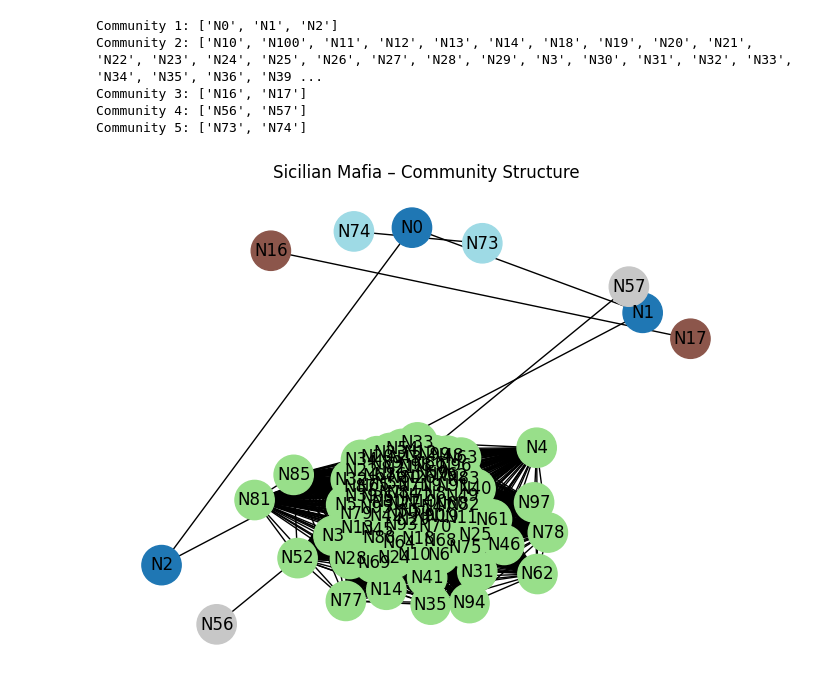
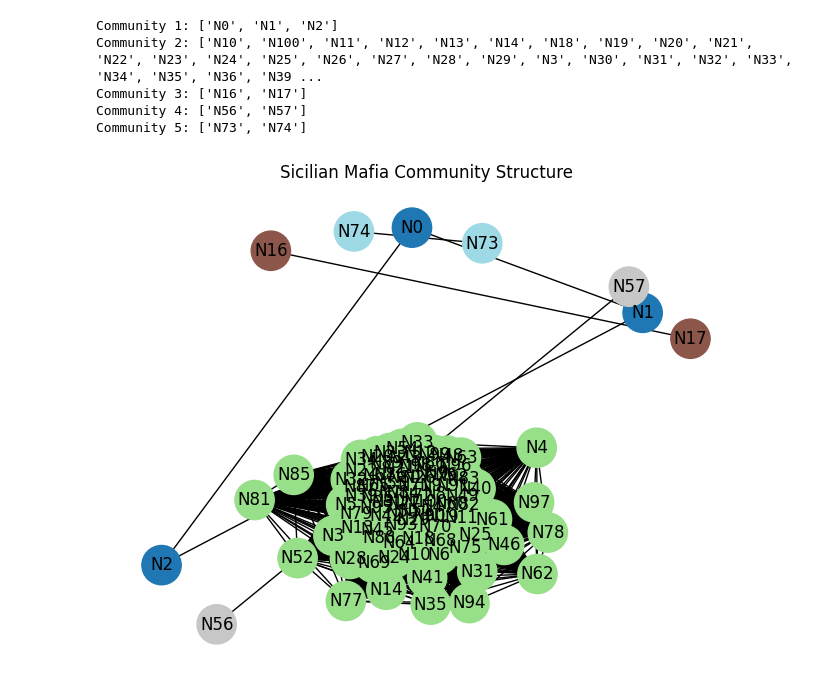
Before and after one commit to GuptajiRocks/social_network_analysis, a Jupyter notebook: feb02/one.ipynb, the cells around one changed output. Cells and saved outputs as stored; diff of their text form; code cells hidden in the pictures.

```diff
--- a/feb02/one.ipynb
+++ b/feb02/one.ipynb
@@ -28,32 +28,32 @@ for u, v, score in nx.resource_allocation_index(G):
 from networkx.algorithms.community import asyn_lpa_communities
 communities = list(asyn_lpa_communities(G, weight="weight", seed=42))
 
 for i, c in enumerate(communities):
     print(f"Community {i+1}:", sorted(c))
 
 color_map = {}
 for i, c in enumerate(communities):
     for n in c:
         color_map[n] = i
 
 node_colors = [color_map.get(n, -1) for n in G.nodes()]
 
 pos = nx.spring_layout(G, seed=42, k=2.5, iterations=100)
 nx.draw(
     G,
     pos,
     with_labels=True,
     node_color=node_colors,
     node_size=800,
     cmap=plt.cm.tab20
 )
 
-plt.title("Sicilian Mafia – Community Structure")
+plt.title("Sicilian Mafia Community Structure")
 plt.show()
 # %% [output]
 Community 1: ['N0', 'N1', 'N2']
 Community 2: ['N10', 'N100', 'N11', 'N12', 'N13', 'N14', 'N18', 'N19', 'N20', 'N21', 'N22', 'N23', 'N24', 'N25', 'N26', 'N27', 'N28', 'N29', 'N3', 'N30', 'N31', 'N32', 'N33', 'N34', 'N35', 'N36', 'N39 ...
 Community 3: ['N16', 'N17']
 Community 4: ['N56', 'N57']
 Community 5: ['N73', 'N74']
-[figure, old version]
+[figure, new version]
```
Also changed, not shown: parts of 3 cells of this notebook, 2 other files.
